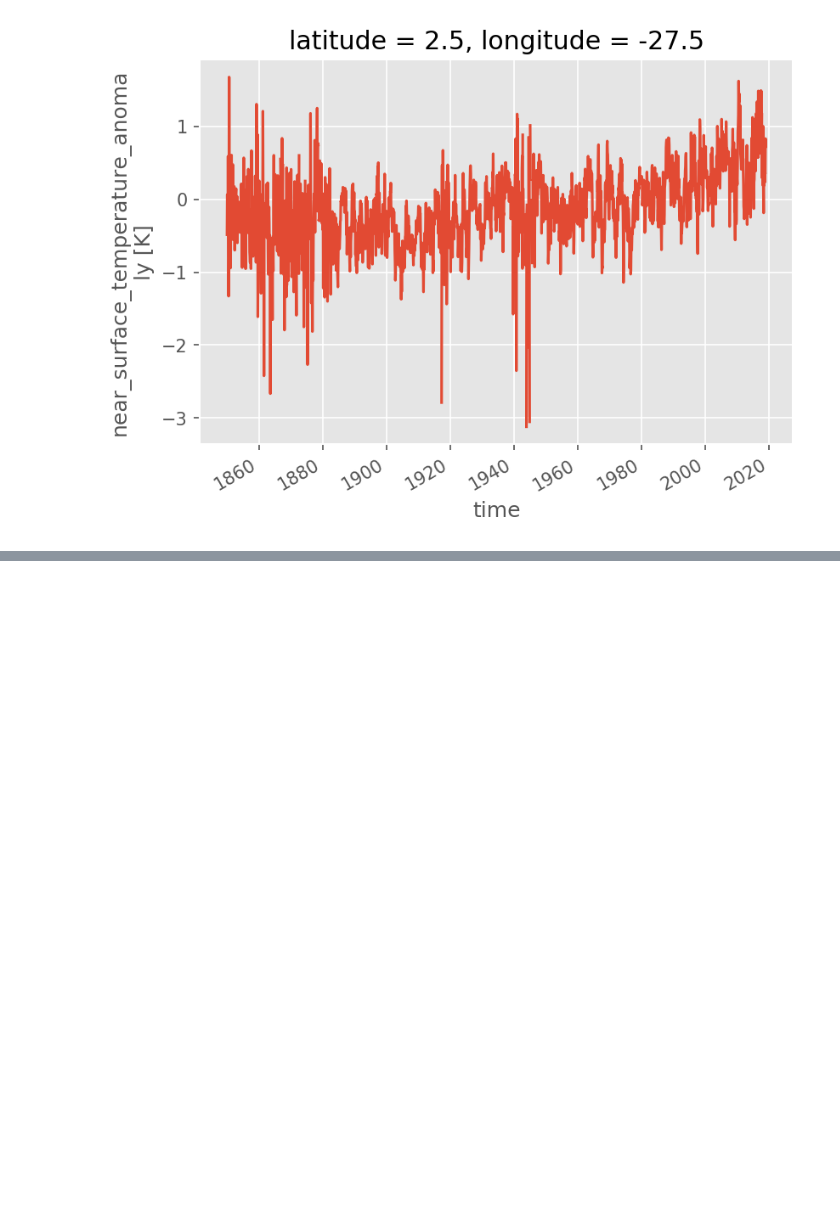
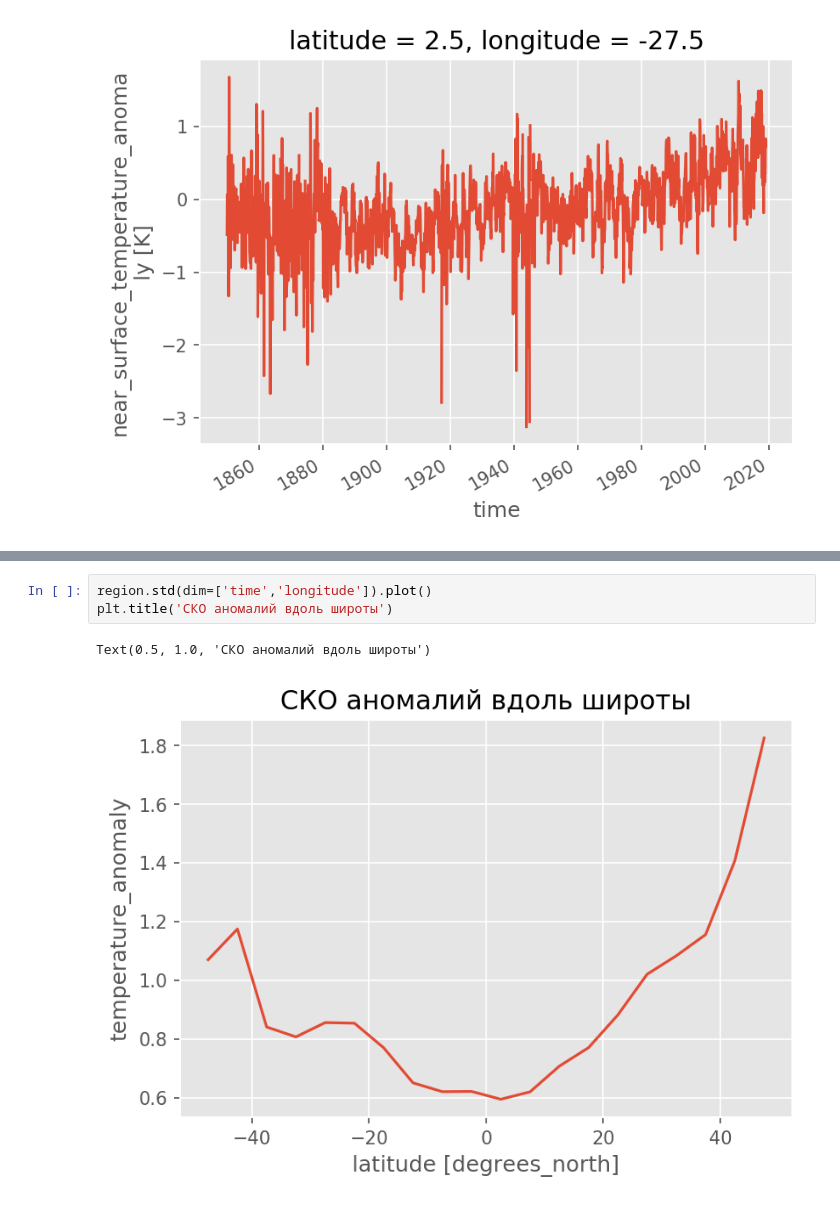
Before and after one commit to amizyuk/satoceanpy, a Jupyter notebook: 01c_time_series.ipynb, the cells around one changed output, grey strips where cells are left out. Drawn from its saved outputs; the diff is of its cells as text; blank space fills up the shorter version.

```diff
--- a/01c_time_series.ipynb
+++ b/01c_time_series.ipynb
@@ -242,0 +263,6 @@ array(['1958-01-16T12:00:00.000000000', '1958-02-15T00:00:00.000000000',
+# %%
+region.std(dim=['time','longitude']).plot()
+plt.title('СКО аномалий вдоль широты')
+# %% [output]
+Text(0.5, 1.0, 'СКО аномалий вдоль широты')
+[figure, added]
```
Also changed, not shown: parts of 41 cells of this notebook, 1 other file.
